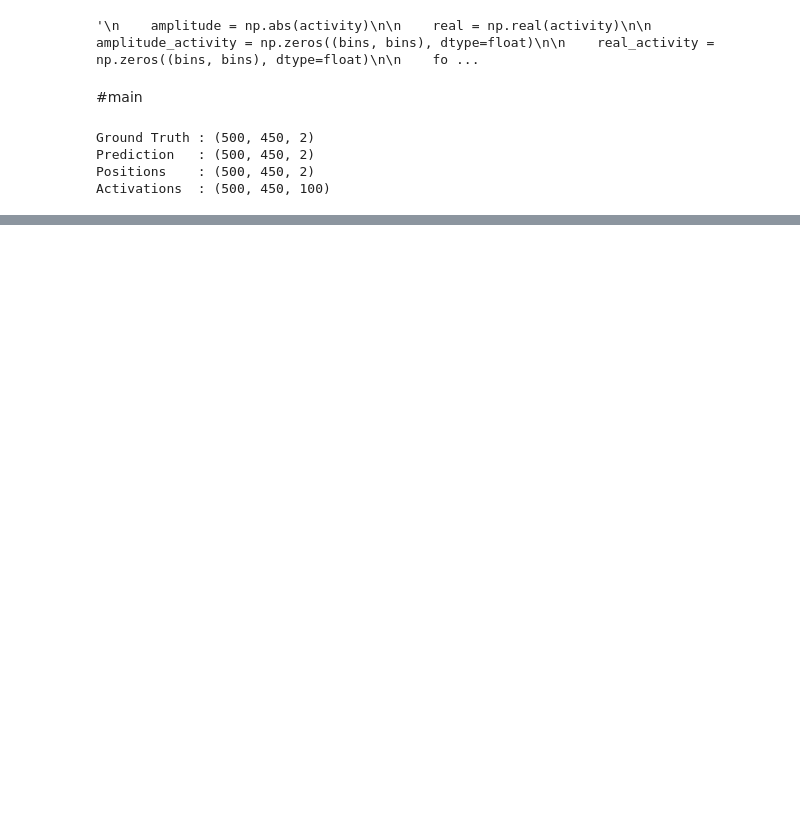
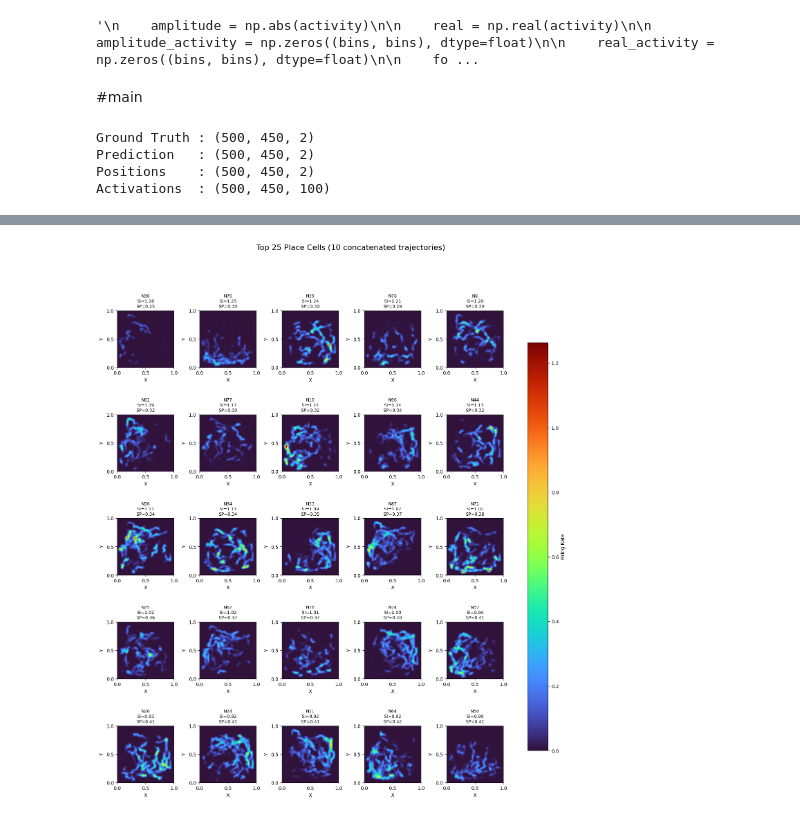
Before and after one commit to Sindhuramrutha/2d_hippocampal_cells, a Jupyter notebook: 2_dimensional/2_place_cells/2D-firing-rate-new-pipeline/2. firingrate-pipeline-thresholds copy.ipynb, the cells around one changed output, grey strips where cells are left out. Drawn from its saved outputs; the diff is of its cells as text; code cells hidden in the pictures; blank space fills up the shorter version.

```diff
--- a/2_dimensional/2_place_cells/2D-firing-rate-new-pipeline/2. firingrate-pipeline-thresholds copy.ipynb
+++ b/2_dimensional/2_place_cells/2D-firing-rate-new-pipeline/2. firingrate-pipeline-thresholds copy.ipynb
@@ -660,0 +818,8 @@ plt.show()
+# %%
+combined_data = concatenate_trajectories(
+    positions,
+    activations,
+    ground_truth,
+    prediction,
+    selected_traj,
+)
@@ -660,0 +878,9 @@ plt.show()
+# %%
+print("Top 25 neurons\n")
+
+for r in top25:
+    print(
+        f"Neuron {r['Neuron']:3d} | "
+        f"SI = {r['SI']:.3f} | "
+        f"Sparsity = {r['Sparsity']:.3f}"
+    )
@@ -660,0 +905,56 @@ plt.show()
+# %%
+fig, axes = plt.subplots(
+    5,
+    5,
+    figsize=(18,18),
+)
+
+plt.subplots_adjust(
+    wspace=0.45,
+    hspace=0.60,
+)
+
+axes = axes.ravel()
+
+vmax = max(np.max(r["Rate Map"]) for r in top25)
+
+for ax, neuron in zip(axes, top25):
+
+    im = ax.imshow(
+        neuron["Rate Map"],
+        origin="lower",
+        extent=[0,1,0,1],
+        cmap="turbo",
+        aspect="equal",
+        vmin=0,
+        vmax=vmax,
+    )
+
+    ax.set_title(
+        f"N{neuron['Neuron']}\n"
+        f"SI={neuron['SI']:.2f}\n"
+        f"SP={neuron['Sparsity']:.2f}",
+        fontsize=9,
+    )
+
+    ax.set_xticks([0,0.5,1])
+    ax.set_yticks([0,0.5,1])
+
+    ax.set_xlabel("X")
+    ax.set_ylabel("Y")
+
+fig.colorbar(
+    im,
+    ax=axes.tolist(),
+    shrink=0.85,
+    label="Firing Rate",
+)
+
+plt.suptitle(
+    f"Top 25 Place Cells ({len(selected_traj)} concatenated trajectories)",
+    fontsize=16,
+)
+
+plt.show()
+# %% [output]
+[figure, added]
```
Also changed, not shown: parts of 18 cells of this notebook, 1 other file.
